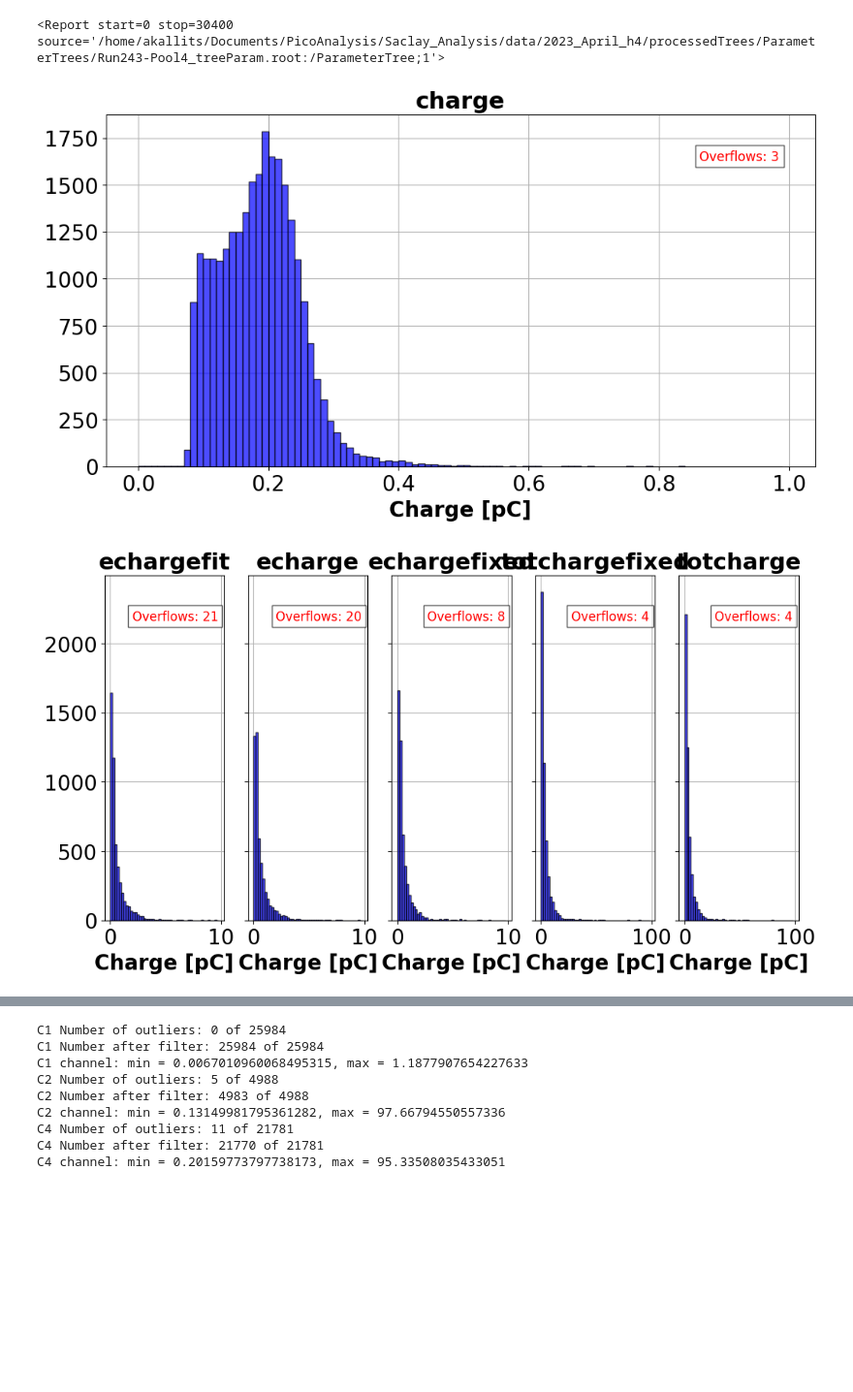
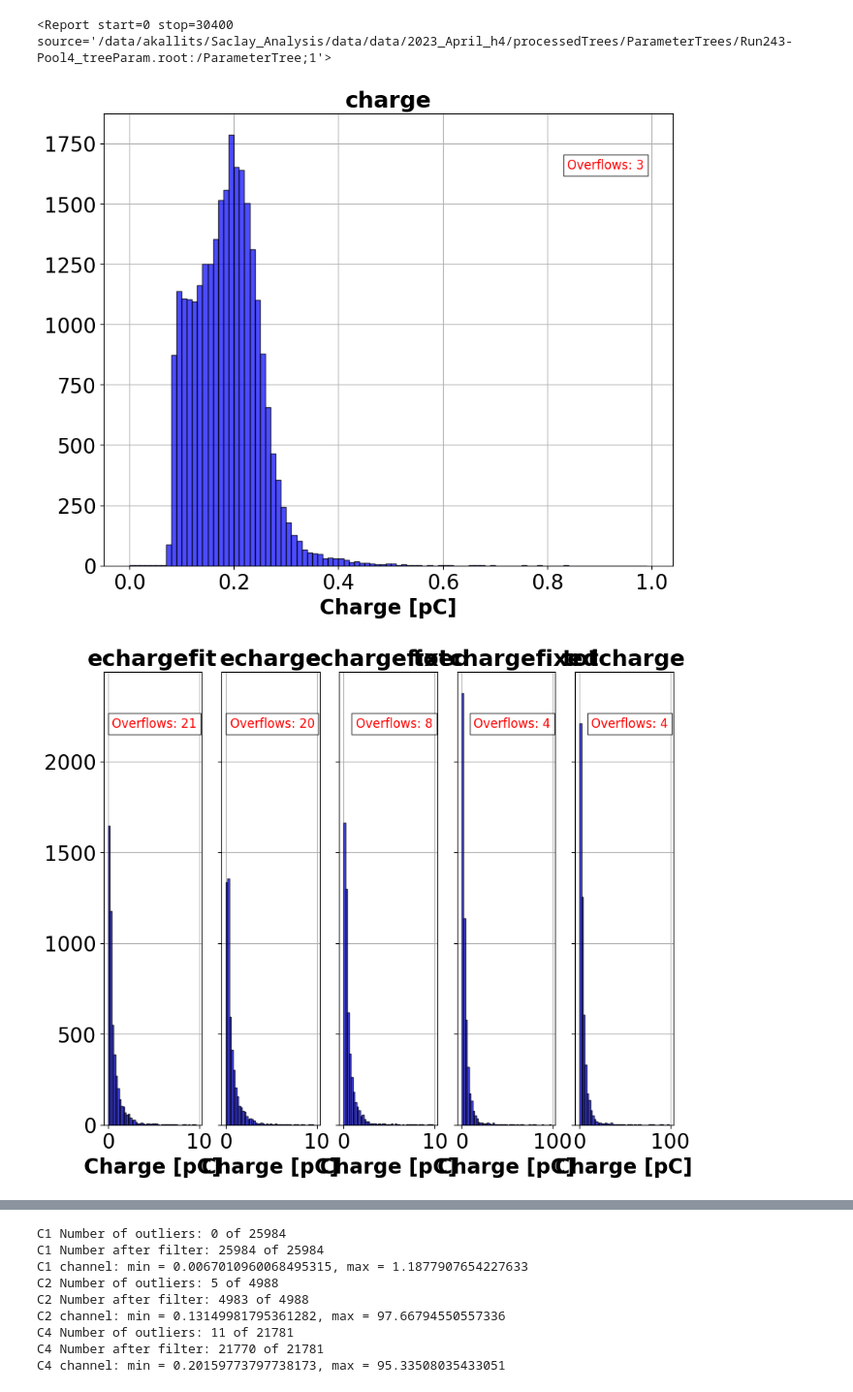
Before and after one commit to akallitss/py_analysis, a Jupyter notebook: single_pad_analysis/test_analysis.ipynb, the cells around one changed output, grey strips where cells are left out. Shown at 97% size. Saved outputs shown, nothing was run; the diff lists cells and outputs as text; code cells hidden in the pictures; blank space fills up the shorter version.

Commit message:
update data frame with filters testing get pad center
not working currently

```diff
--- a/single_pad_analysis/test_analysis.ipynb
+++ b/single_pad_analysis/test_analysis.ipynb
@@ -10,19 +5,18 @@ from test_functions import *
 
 set_matplotlib_style()
 # %%
-run_path = '/home/akallits/Documents/PicoAnalysis/Saclay_Analysis/data/2023_April_h4/processedTrees/ParameterTrees/Run243-Pool4_treeParam.root'
+# run_path = '/home/akallits/Documents/PicoAnalysis/Saclay_Analysis/data/2023_April_h4/processedTrees/ParameterTrees/Run243-Pool4_treeParam.root'
 # run_path = '/local/home/dn277127/Bureau/picosec/Run243-Pool4_treeParam.root'
 # run_path = '/home/dylan/Desktop/picosec/Run243-Pool4_treeParam.root'
-# run_path = '/data/akallits/Saclay_Analysis/data/data/2023_April_h4/processedTrees/ParameterTrees/Run243-Pool4_treeParam.root'
-# run_path = '/data/akallits/Saclay_Analysis/data/data/2023_April_h4/processedTrees/ParameterTrees/Run243-Pool4_treeParam.root'
+run_path = '/data/akallits/Saclay_Analysis/data/data/2023_April_h4/processedTrees/ParameterTrees/Run243-Pool4_treeParam.root'
 # %%
 tree = get_tree(run_path, 'ParameterTree')
 # %%
 event_start, event_end = 4416, None
-
 min_ampl, max_ampl = -2, 2  # V
-min_charge, max_charge = -1, 50.0  # fC
-min_charge_tot, max_charge_tot = -1, 100.0  # fC
+min_charge, max_charge = -0, 50.0  # fC
+min_charge_tot, max_charge_tot = -0, 100.0  # fC
+xy_range_min, xy_range_max = -100, 100  # mm
 # %%
 channels = ['C1', 'C2', 'C4']
 global_vars = ['eventNo']
@@ -44,7 +38,7 @@ if event_start is not None:
 if event_end is not None:
     df = df[df['eventNo'] <= event_end]
 # %% [output]
-<Report start=0 stop=30400 source='/home/akallits/Documents/PicoAnalysis/Saclay_Analysis/data/2023_April_h4/processedTrees/ParameterTrees/Run243-Pool4_treeParam.root:/ParameterTree;1'>
+<Report start=0 stop=30400 source='/data/akallits/Saclay_Analysis/data/data/2023_April_h4/processedTrees/ParameterTrees/Run243-Pool4_treeParam.root:/ParameterTree;1'>
 # %%
 for channel in channels:
     get_single_peak(df, channel)
@@ -72,7 +64,7 @@ for channel in ['C1', 'C2', 'C4']:
 
     num_charges = len(charge_types)
 
-    fig, axes = plt.subplots(1, num_charges, figsize=(12, 6), sharey=True)
+    fig, axes = plt.subplots(1, num_charges, figsize=(10,8), sharey=True)
 
     # Ensure axes is always iterable (wrap in list if only one subplot)
     if num_charges == 1:
@@ -84,32 +76,32 @@ for channel in ['C1', 'C2', 'C4']:
         key = f'peakparam_{channel}/peakparam_{channel}.{charge_type}'
         charge_data = df[key]
 
         if "totcharge" in charge_type:
             filtered_data = charge_data[(charge_data > min_charge_tot) & (charge_data < max_charge_tot)]
             binning = totbins
 
         else:
             filtered_data = charge_data[(charge_data > min_charge) & (charge_data < max_charge)]
             binning = ebins
             if channel == 'C1':
                 binning = mcp_bins
 
         n_overflows = np.sum(charge_data > binning[-1])
         axes[i].hist(filtered_data, bins=binning, alpha=0.7, color='blue', edgecolor='black', zorder=2)
         axes[i].set_title(charge_type)
         axes[i].set_xlabel('Charge [pC]')
         axes[i].grid(True, zorder=0)
         # Add overflow text
         axes[i].text(
             0.95, 0.9,  # Position (relative to axes, 95% right, 90% up)
             f'Overflows: {n_overflows}',
             transform=axes[i].transAxes,  # Use axes coordinates (0,0 is bottom-left, 1,1 is top-right)
             fontsize=12, color='red', ha='right', va='top',
             bbox=dict(facecolor='white', alpha=0.7, edgecolor='black')  # Add a background box
         )
 plt.tight_layout(rect=[0, 0, 1, 0.95])  # Adjust layout
 plt.savefig(f'charge_histograms_{channel}.pdf', dpi=300)
 plt.savefig(f'charge_histograms_{channel}.png', dpi=300)
 # %% [output]
-[figure, old version]
+[figure, new version]
-[figure, old version]
+[figure, new version]
```
Also changed, not shown: parts of 22 cells of this notebook, 1 other file.
